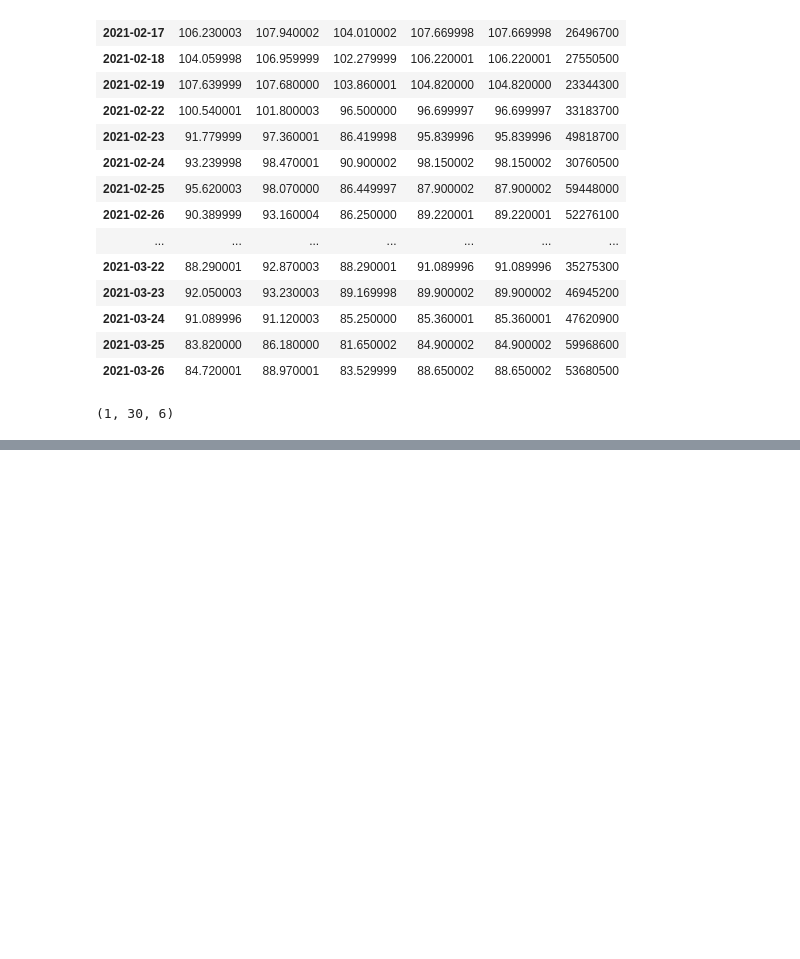
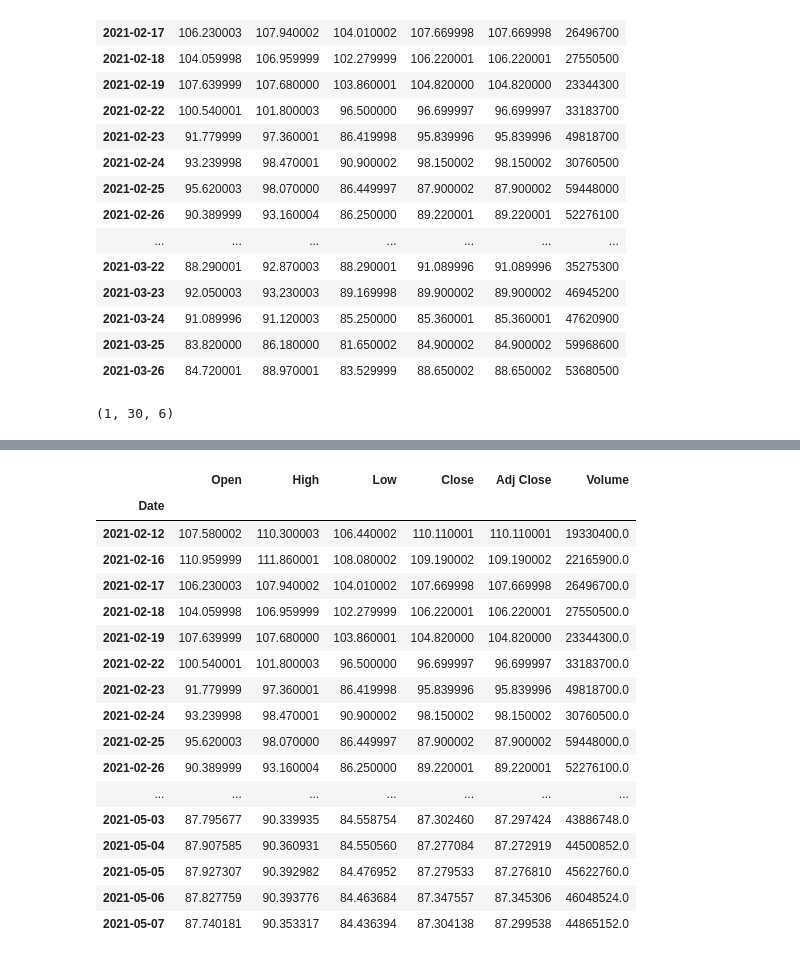
Before and after one commit to leozhao0709/python, a Jupyter notebook: tensorflow_learn/stock.ipynb, the cells around one changed output, grey strips where cells are left out. Cells and saved outputs as stored; diff of their text form; code cells hidden in the pictures; blank space fills up the shorter version.

```diff
--- a/tensorflow_learn/stock.ipynb
+++ b/tensorflow_learn/stock.ipynb
@@ -258,0 +258,41 @@ predicted_stock
+# %%
+# predict next time window
+
+from pandas.tseries.offsets import DateOffset
+
+
+predict_data = stock.copy().iloc[-time_window:]
+
+for i in range(time_window, time_window + time_window):
+    inputs = predict_data[i-time_window:i].values
+    inputs = sc.fit_transform(inputs)
+    inputs = np.array(inputs)
+    inputs = np.reshape(inputs, (-1, time_window, 6))
+    predict = model.predict(inputs)
+    predict = sc.inverse_transform(predict).reshape(-1)
+
+    last_date = pd.to_datetime(predict_data.index[-1])
+    if last_date.day_name() == 'Friday':
+        new_date = last_date + DateOffset(days=3)
+    else:
+        new_date = last_date + DateOffset(days=1)
+    predict_data = predict_data.append(pd.Series(dict(zip(list(predict_data.columns), predict)), name=new_date.strftime('%Y-%m-%d')))
+# %% [output]
+|  | Open | High | Low | Close | Adj Close | Volume |
+| Date |  |  |  |  |  |  |
+| 2021-02-12 | 107.580002 | 110.300003 | 106.440002 | 110.110001 | 110.110001 | 19330400.0 |
+| 2021-02-16 | 110.959999 | 111.860001 | 108.080002 | 109.190002 | 109.190002 | 22165900.0 |
+| 2021-02-17 | 106.230003 | 107.940002 | 104.010002 | 107.669998 | 107.669998 | 26496700.0 |
+| 2021-02-18 | 104.059998 | 106.959999 | 102.279999 | 106.220001 | 106.220001 | 27550500.0 |
+| 2021-02-19 | 107.639999 | 107.680000 | 103.860001 | 104.820000 | 104.820000 | 23344300.0 |
+| 2021-02-22 | 100.540001 | 101.800003 | 96.500000 | 96.699997 | 96.699997 | 33183700.0 |
+| 2021-02-23 | 91.779999 | 97.360001 | 86.419998 | 95.839996 | 95.839996 | 49818700.0 |
+| 2021-02-24 | 93.239998 | 98.470001 | 90.900002 | 98.150002 | 98.150002 | 30760500.0 |
+| 2021-02-25 | 95.620003 | 98.070000 | 86.449997 | 87.900002 | 87.900002 | 59448000.0 |
+| 2021-02-26 | 90.389999 | 93.160004 | 86.250000 | 89.220001 | 89.220001 | 52276100.0 |
+| ... | ... | ... | ... | ... | ... | ... |
+| 2021-05-03 | 87.795677 | 90.339935 | 84.558754 | 87.302460 | 87.297424 | 43886748.0 |
+| 2021-05-04 | 87.907585 | 90.360931 | 84.550560 | 87.277084 | 87.272919 | 44500852.0 |
+| 2021-05-05 | 87.927307 | 90.392982 | 84.476952 | 87.279533 | 87.276810 | 45622760.0 |
+| 2021-05-06 | 87.827759 | 90.393776 | 84.463684 | 87.347557 | 87.345306 | 46048524.0 |
+| 2021-05-07 | 87.740181 | 90.353317 | 84.436394 | 87.304138 | 87.299538 | 44865152.0 |
```
Also changed, not shown: parts of 22 cells of this notebook, 1 other file.
